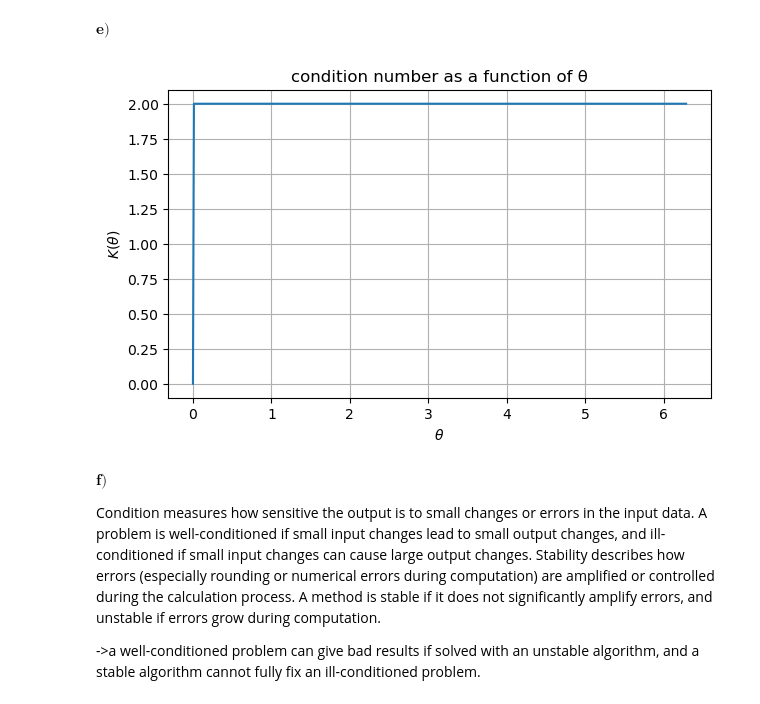
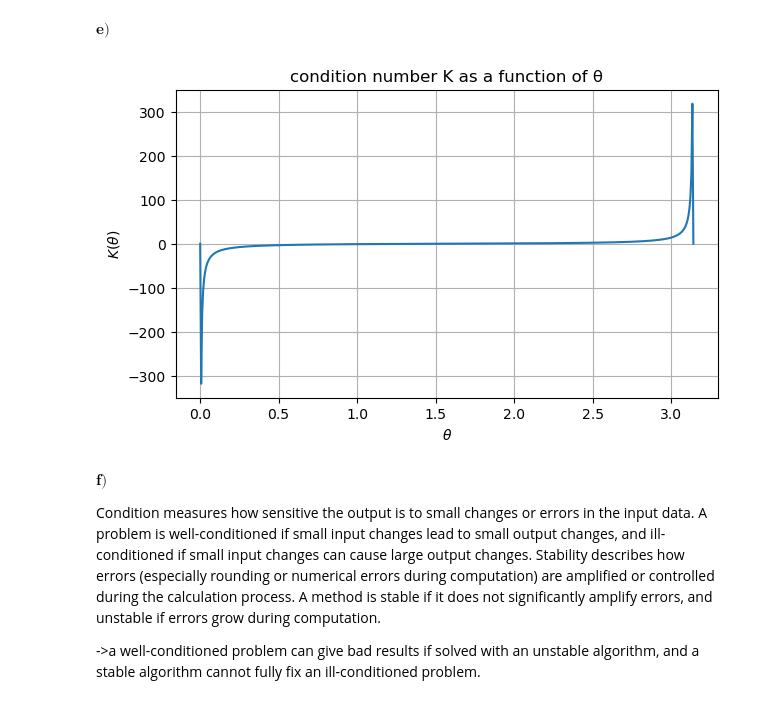
Before and after one commit to Toni4123/Smda, a Jupyter notebook: SMD_sheetNEU_2.ipynb, the cells around one changed output. Saved outputs shown, nothing was run; the diff lists cells and outputs as text; code cells hidden in the pictures.

```diff
--- a/SMD_sheetNEU_2.ipynb
+++ b/SMD_sheetNEU_2.ipynb
@@ -169,26 +169,24 @@ $K(\theta) = \frac{2\sin\theta \cos\theta}{2 + \text{sin}^2(\theta)} - \frac{2\b
 # %% [markdown]
 $\textbf{e)}$
 # %%
-
-
-# theta Werte von 0 bis pi
-theta = np.linspace(0, 2*np.pi, 500)
+# theta values from 0 to pi
+theta = np.linspace(0, np.pi, 500)
 
 # condition number
-K = (2 * theta**2 * beta_squared) / (1/gamma**2 + beta_squared * theta**2)
+K = 2 * np.sin(theta) * np.cos(theta) * ((1)/(2 + np.sin(theta)**2) - (beta_squared)/(1 - beta_squared * np.cos(theta)**2))
 
 # Plot
 plt.figure(figsize=(7,4))
 plt.plot(theta, K)
 
 plt.xlabel(r'$\theta$')
 plt.ylabel(r'$K(\theta)$')
-plt.title('condition number as a function of θ')
+plt.title('condition number K as a function of θ')
 plt.grid(True)
 
 plt.show()
 # %% [output]
-[figure, old version]
+[figure, new version]
 # %% [markdown]
 $\textbf{f)}$
 
```
Also changed, not shown: parts of 3 cells of this notebook.
